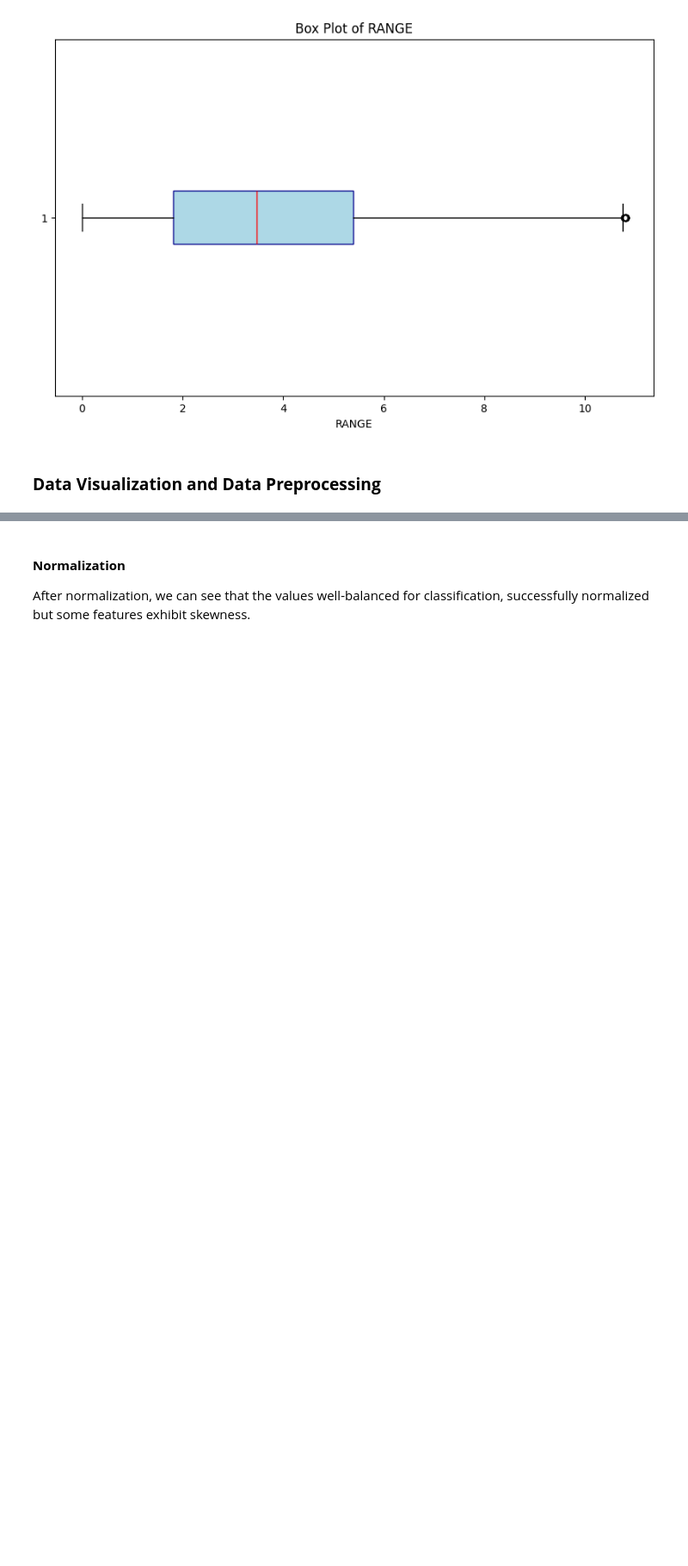
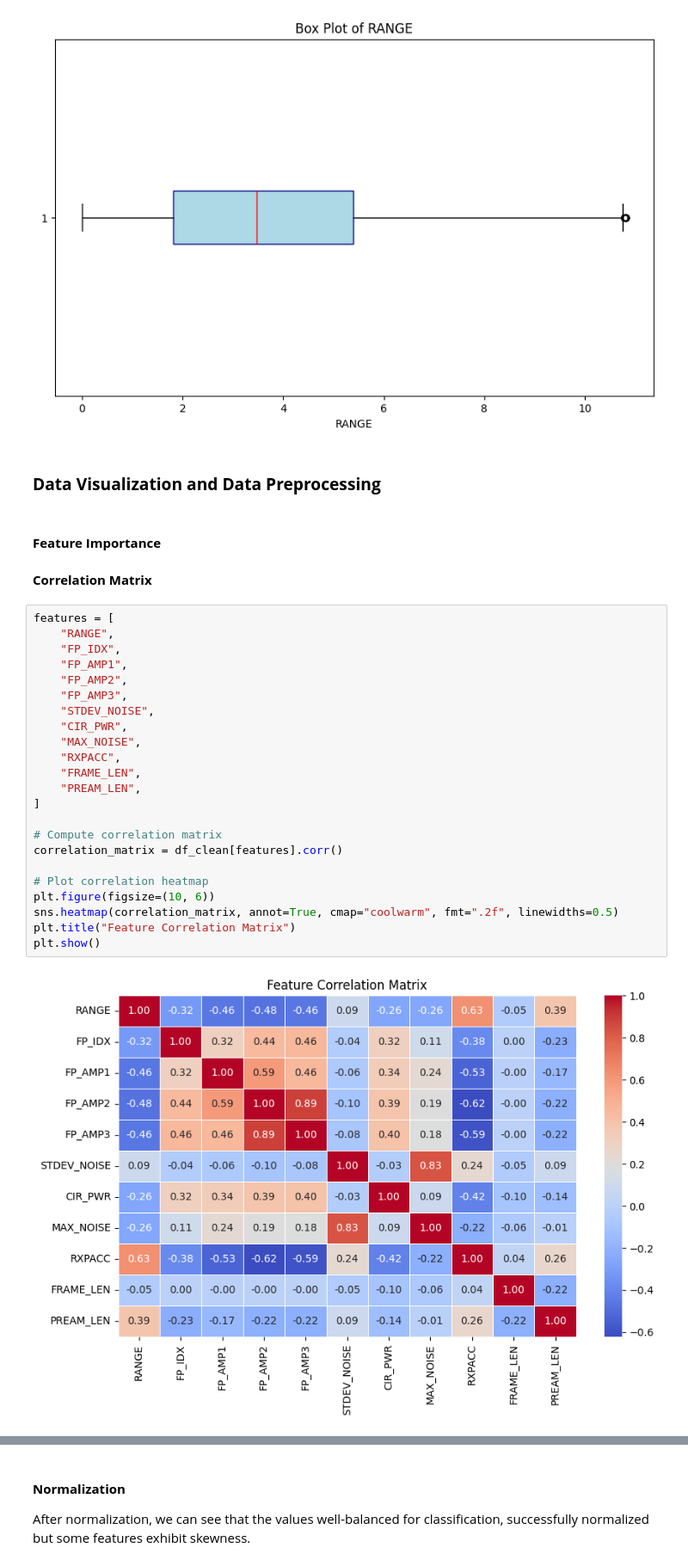
Before and after one commit to janaveniice/UoG-DA_Group17, a Jupyter notebook: los-nlos-model/model.ipynb, the cells around one changed output, grey strips where cells are left out. Shown: that part at 86% size. Cells and saved outputs as stored; diff of their text form; blank space fills up the shorter version.

```diff
--- a/los-nlos-model/model.ipynb
+++ b/los-nlos-model/model.ipynb
@@ -675,3 +685,32 @@ plt.show()
 [figure]
 # %% [markdown]
 ### **Data Visualization and Data Preprocessing**
+# %% [markdown]
+#### **Feature Importance**
+# %% [markdown]
+**Correlation Matrix**
+# %%
+features = [
+    "RANGE",
+    "FP_IDX",
+    "FP_AMP1",
+    "FP_AMP2",
+    "FP_AMP3",
+    "STDEV_NOISE",
+    "CIR_PWR",
+    "MAX_NOISE",
+    "RXPACC",
+    "FRAME_LEN",
+    "PREAM_LEN",
+]
+
+# Compute correlation matrix
+correlation_matrix = df_clean[features].corr()
+
+# Plot correlation heatmap
+plt.figure(figsize=(10, 6))
+sns.heatmap(correlation_matrix, annot=True, cmap="coolwarm", fmt=".2f", linewidths=0.5)
+plt.title("Feature Correlation Matrix")
+plt.show()
+# %% [output]
+[figure, added]
```
Also changed, not shown: parts of 31 cells of this notebook.
